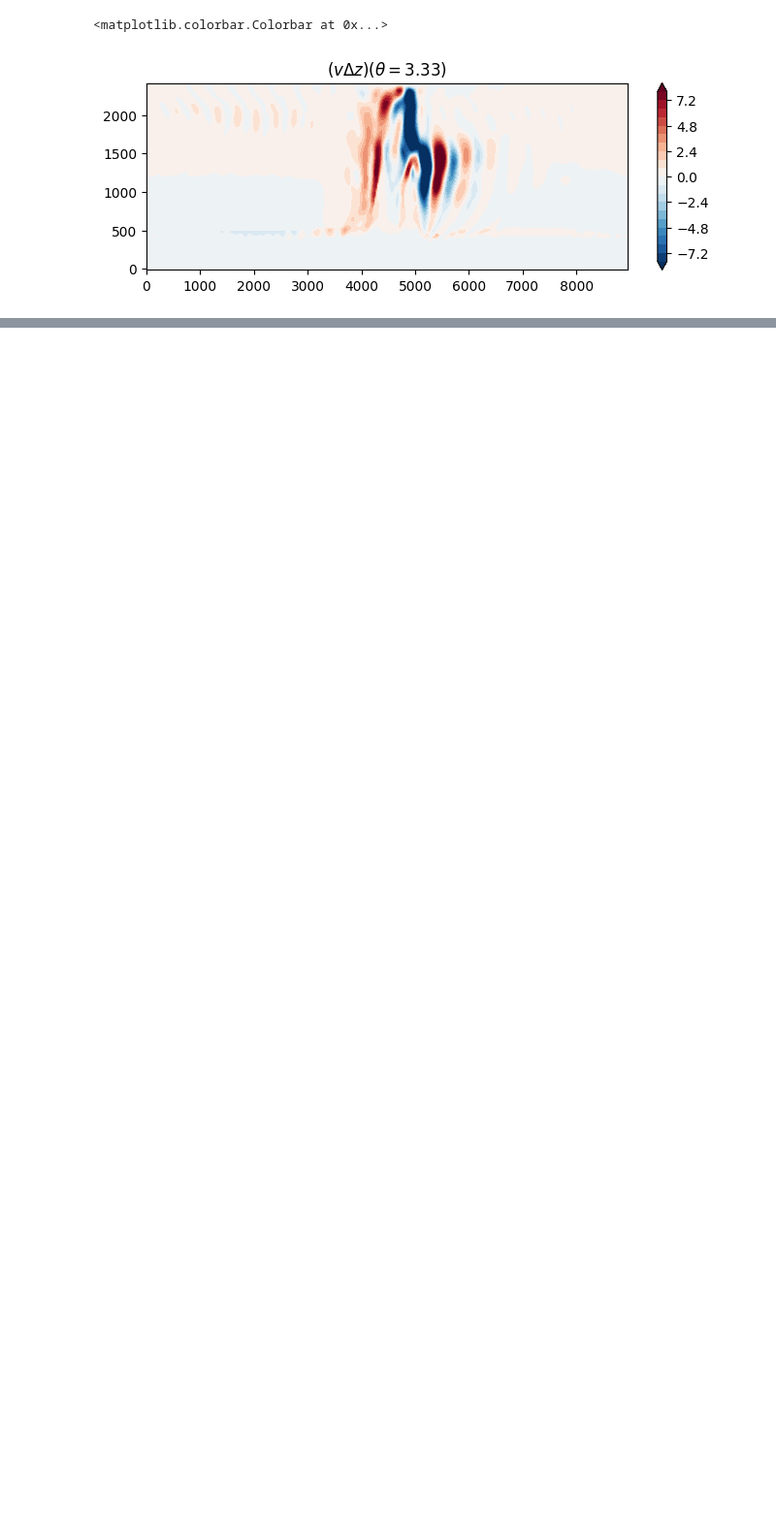
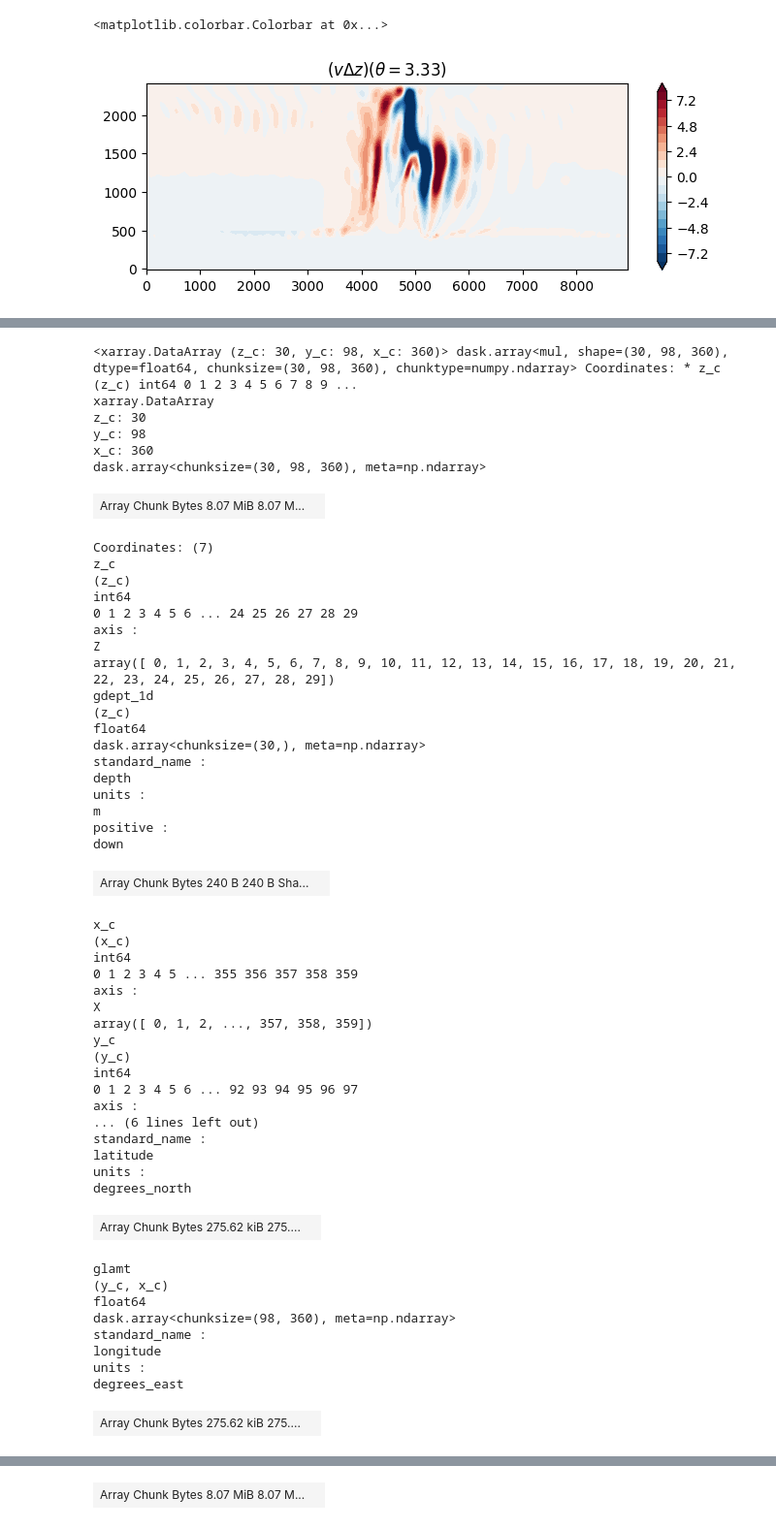
Before and after one commit to julianmak/pyCDFTOOLS, a Jupyter notebook: brainfart_logs/test_package_load.ipynb, the cells around one changed output, grey strips where cells are left out. Shown at 97% size. Cells and saved outputs as stored; diff of their text form; code cells hidden in the pictures; blank space fills up the shorter version.

```diff
--- a/brainfart_logs/test_package_load.ipynb
+++ b/brainfart_logs/test_package_load.ipynb
@@ -272,0 +311,56 @@ Expects the thickness weighted velocity (i.e. `v * e3v`, a transport, possibly w
+# %%
+-ds.gdept_1d * ds.tmask
+# %% [output]
+<xarray.DataArray (z_c: 30, y_c: 98, x_c: 360)> dask.array<mul, shape=(30, 98, 360), dtype=float64, chunksize=(30, 98, 360), chunktype=numpy.ndarray> Coordinates: * z_c (z_c) int64 0 1 2 3 4 5 6 7 8 9 ...
+xarray.DataArray
+z_c: 30
+y_c: 98
+x_c: 360
+dask.array<chunksize=(30, 98, 360), meta=np.ndarray>
+| Array Chunk Bytes 8.07 MiB 8.07 M... |  |
+Coordinates: (7)
+z_c
+(z_c)
+int64
+0 1 2 3 4 5 6 ... 24 25 26 27 28 29
+axis :
+Z
+array([ 0, 1, 2, 3, 4, 5, 6, 7, 8, 9, 10, 11, 12, 13, 14, 15, 16, 17, 18, 19, 20, 21, 22, 23, 24, 25, 26, 27, 28, 29])
+gdept_1d
+(z_c)
+float64
+dask.array<chunksize=(30,), meta=np.ndarray>
+standard_name :
+depth
+units :
+m
+positive :
+down
+| Array Chunk Bytes 240 B 240 B Sha... |  |
+x_c
+(x_c)
+int64
+0 1 2 3 4 5 ... 355 356 357 358 359
+axis :
+X
+array([ 0, 1, 2, ..., 357, 358, 359])
+y_c
+(y_c)
+int64
+0 1 2 3 4 5 6 ... 92 93 94 95 96 97
+axis :
+... (6 lines left out)
+standard_name :
+latitude
+units :
+degrees_north
+| Array Chunk Bytes 275.62 kiB 275.... |  |
+glamt
+(y_c, x_c)
+float64
+dask.array<chunksize=(98, 360), meta=np.ndarray>
+standard_name :
+longitude
+units :
+degrees_east
+| Array Chunk Bytes 275.62 kiB 275.... |  |
@@ -272,0 +377 @@ Expects the thickness weighted velocity (i.e. `v * e3v`, a transport, possibly w
+| Array Chunk Bytes 8.07 MiB 8.07 M... |  |
```
Also changed, not shown: parts of 7 cells of this notebook, 1 other file.
